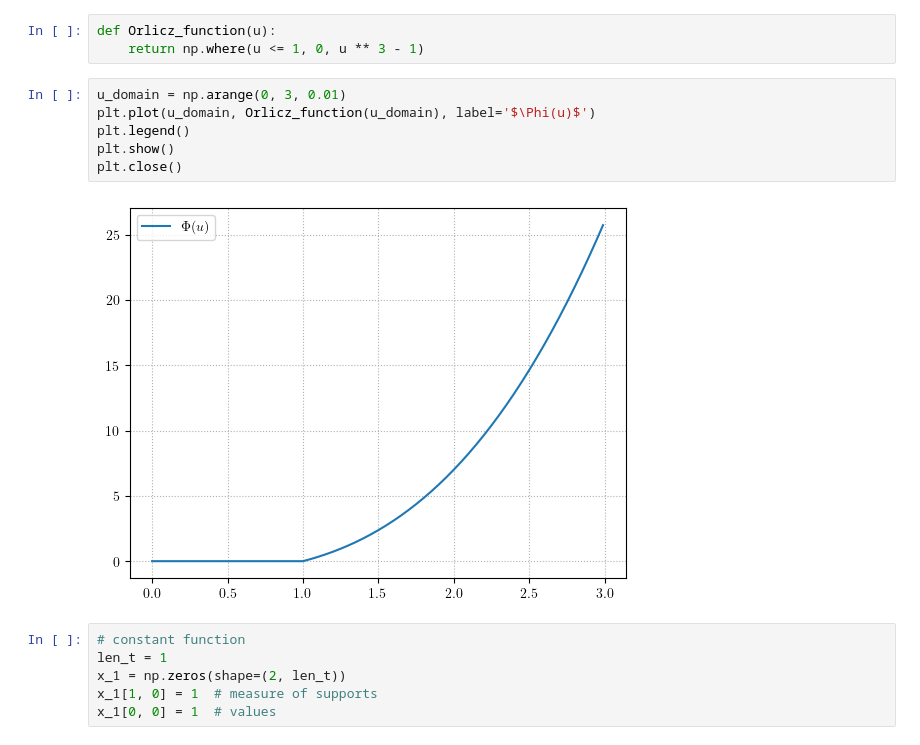
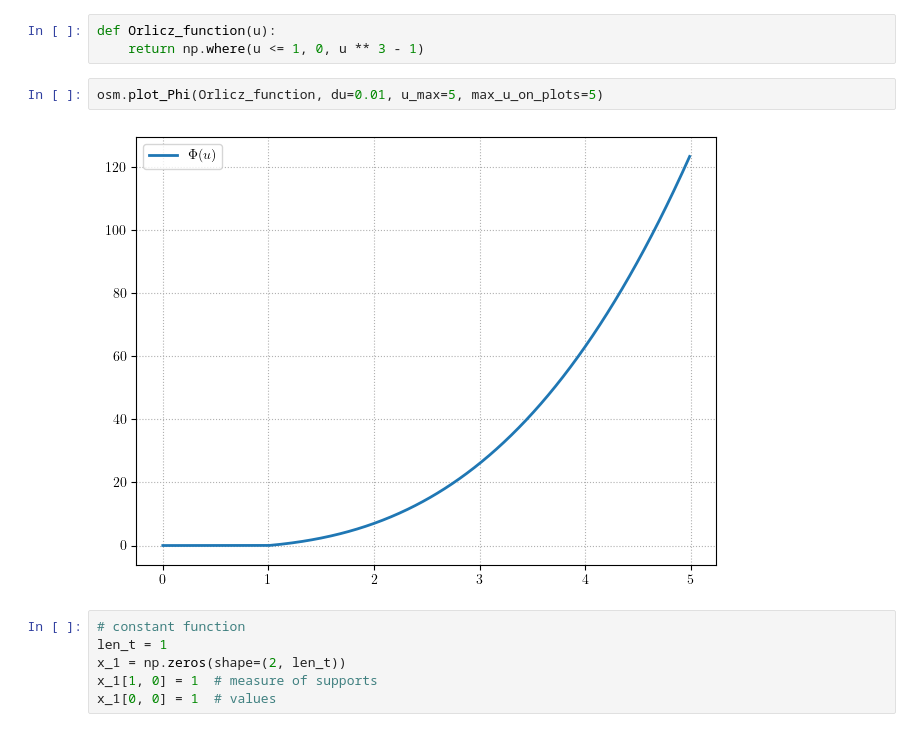
Before and after one commit to DyonOylloug/numerical_function_spaces, a Jupyter notebook: docs/plots.ipynb, the cells around one changed output. Saved outputs shown, nothing was run; the diff lists cells and outputs as text.

```diff
--- a/docs/plots.ipynb
+++ b/docs/plots.ipynb
@@ -12,13 +12,9 @@ import numerical_function_spaces.orlicz_spaces as osm
 def Orlicz_function(u):
     return np.where(u <= 1, 0, u ** 3 - 1)
 # %%
-u_domain = np.arange(0, 3, 0.01)
-plt.plot(u_domain, Orlicz_function(u_domain), label='$\Phi(u)$')
-plt.legend()
-plt.show()
-plt.close()
+osm.plot_Phi(Orlicz_function, du=0.01, u_max=5, max_u_on_plots=5)
 # %% [output]
-[figure, old version]
+[figure, new version]
 # %%
 # constant function
 len_t = 1
```
Also changed, not shown: parts of 1 cell of this notebook, 2 other files.
